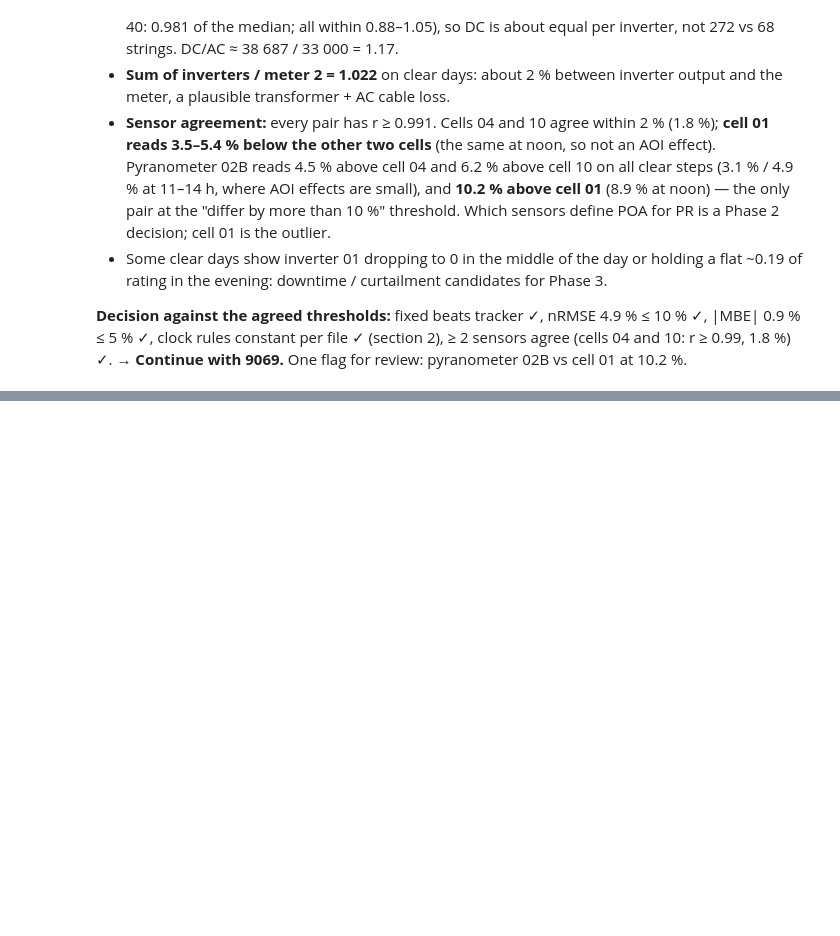
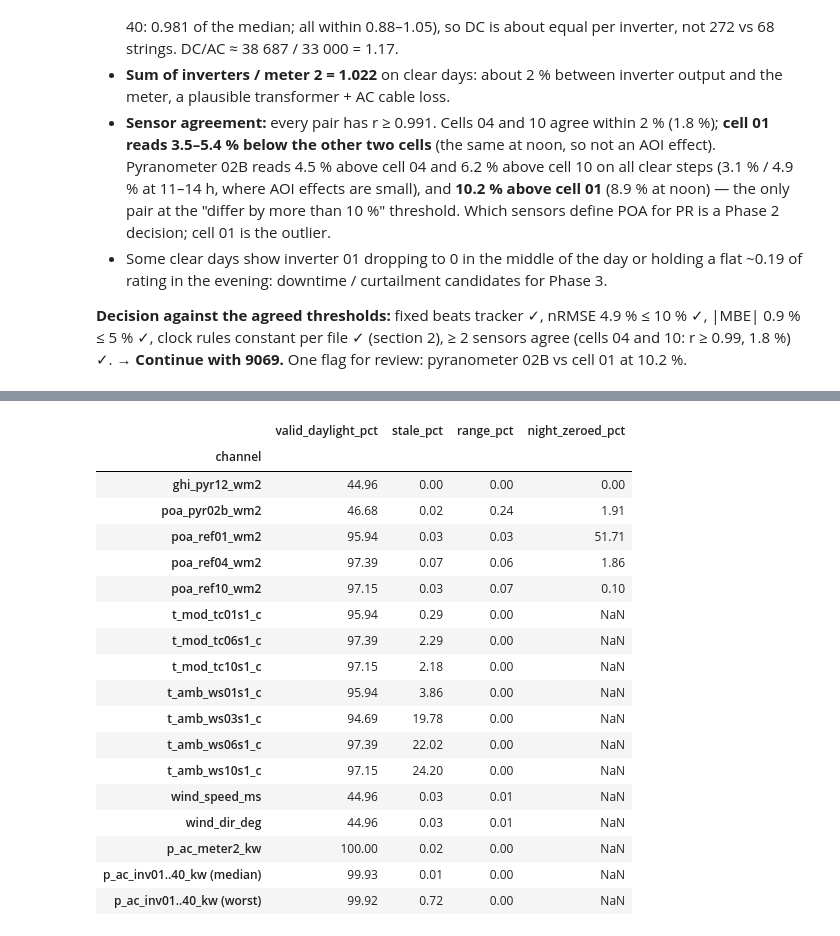
Before and after one commit to owl-solar/pv-loss-auditor, a Jupyter notebook: notebooks/01_data_qa.ipynb, the cells around one changed output, grey strips where cells are left out. Saved outputs shown, nothing was run; the diff lists cells and outputs as text; code cells hidden in the pictures; blank space fills up the shorter version.

```diff
--- a/notebooks/01_data_qa.ipynb
+++ b/notebooks/01_data_qa.ipynb
@@ -409,0 +442,24 @@ lowest pairwise r on clear steps: 0.9913
+# %%
+# % of daylight steps with a value / with each flag (night_zeroed: % of night steps).
+# The 40 inverters are folded into two rows: median inverter and worst inverter.
+clean.compact_summary(clean.flag_summary(data)).round(2)
+# %% [output]
+|  | valid_daylight_pct | stale_pct | range_pct | night_zeroed_pct |
+| channel |  |  |  |  |
+| ghi_pyr12_wm2 | 44.96 | 0.00 | 0.00 | 0.00 |
+| poa_pyr02b_wm2 | 46.68 | 0.02 | 0.24 | 1.91 |
+| poa_ref01_wm2 | 95.94 | 0.03 | 0.03 | 51.71 |
+| poa_ref04_wm2 | 97.39 | 0.07 | 0.06 | 1.86 |
+| poa_ref10_wm2 | 97.15 | 0.03 | 0.07 | 0.10 |
+| t_mod_tc01s1_c | 95.94 | 0.29 | 0.00 | NaN |
+| t_mod_tc06s1_c | 97.39 | 2.29 | 0.00 | NaN |
+| t_mod_tc10s1_c | 97.15 | 2.18 | 0.00 | NaN |
+| t_amb_ws01s1_c | 95.94 | 3.86 | 0.00 | NaN |
+| t_amb_ws03s1_c | 94.69 | 19.78 | 0.00 | NaN |
+| t_amb_ws06s1_c | 97.39 | 22.02 | 0.00 | NaN |
+| t_amb_ws10s1_c | 97.15 | 24.20 | 0.00 | NaN |
+| wind_speed_ms | 44.96 | 0.03 | 0.01 | NaN |
+| wind_dir_deg | 44.96 | 0.03 | 0.01 | NaN |
+| p_ac_meter2_kw | 100.00 | 0.02 | 0.00 | NaN |
+| p_ac_inv01..40_kw (median) | 99.93 | 0.01 | 0.00 | NaN |
+| p_ac_inv01..40_kw (worst) | 99.92 | 0.72 | 0.00 | NaN |
```
Also changed, not shown: parts of 5 cells of this notebook, 6 other files.
